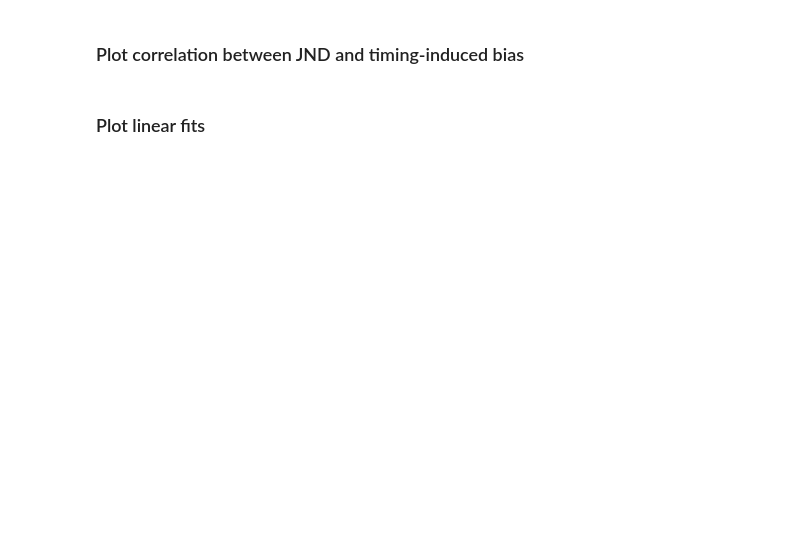
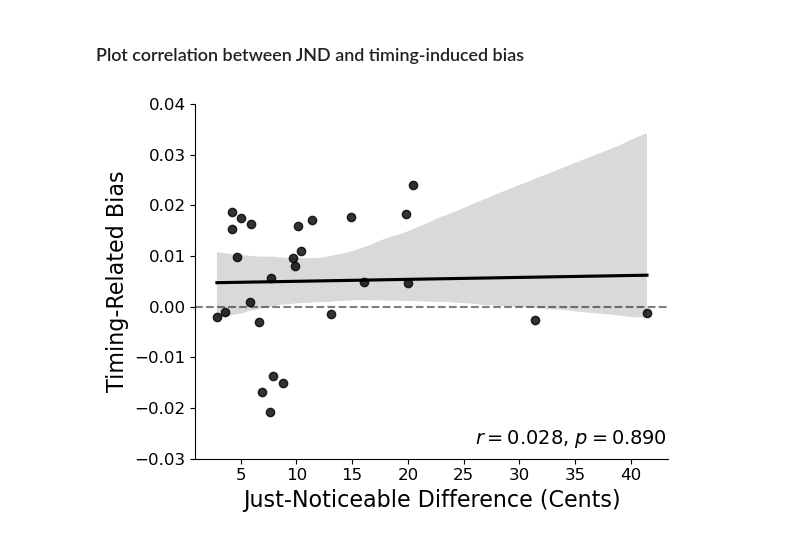
Before and after one commit to jpazdera/IllusoryPitch, a Jupyter notebook: E2/analysis/Analysis (IP-AD).ipynb, the cells around one changed output. Saved outputs shown, nothing was run; the diff lists cells and outputs as text; code cells hidden in the pictures; blank space fills up the shorter version.

```diff
--- a/E2/analysis/Analysis (IP-AD).ipynb
+++ b/E2/analysis/Analysis (IP-AD).ipynb
@@ -140,17 +177,17 @@ plt.gcf().savefig('figures/scores2.svg', dpi=150)
 fits = pd.read_csv(FITS_DATAFILE)
 fits = fits[fits.version >= 1.1]
 fits = fits[~np.isin(fits.subject, EXCLUDED)]
-fits = fits[fits.shift_size == 1]
+fits = fits[fits.shift_size == 'pooled']
 # %%
 sns.regplot(x='jnd', y='C_slope', data=fits, color=text_color)
 plt.axhline(y=0, linestyle='--', color=text_color, alpha=.5)
 r, p = stats.pearsonr(fits.jnd, fits.C_slope)
-plt.text(27.5, -.032, '$r=%.03f$, $p=%.03f$' % (r, p))
+plt.text(26, -.027, '$r=%.03f$, $p=%.03f$' % (r, p), fontsize=14)
 plt.xlabel('Just-Noticeable Difference (Cents)')
 plt.ylabel('Timing-Related Bias')
-plt.ylim(-.035, .035)
+plt.ylim(-.03, .04)
 plt.gcf().set_size_inches(6, 4.5)
 plt.tight_layout()
 plt.savefig(FIGURE_PATH + 'jnd_correlation.svg')
+# %% [output]
+[figure, added]
-# %% [markdown]
-### Plot linear fits
```
Also changed, not shown: parts of 7 cells of this notebook, 3 other files.
